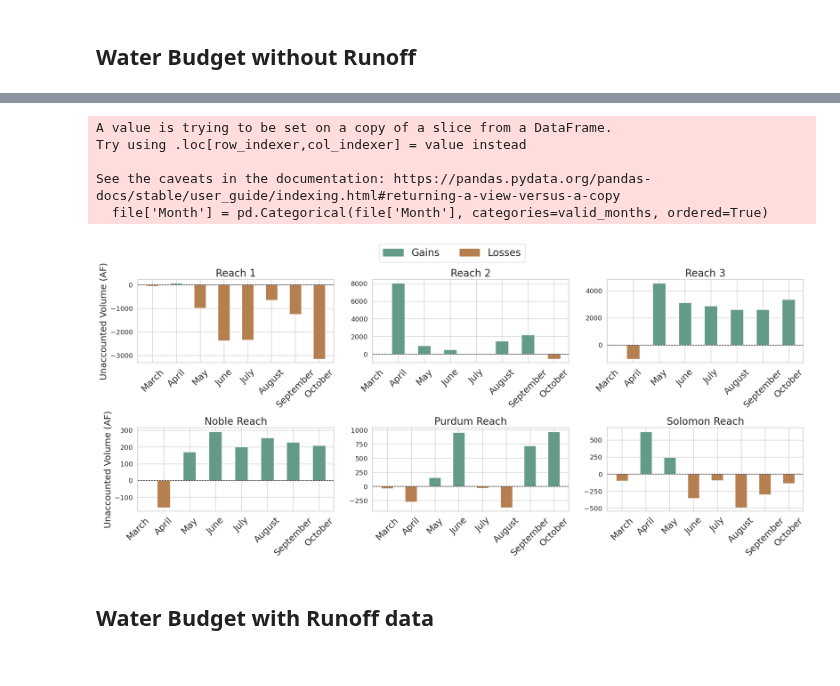
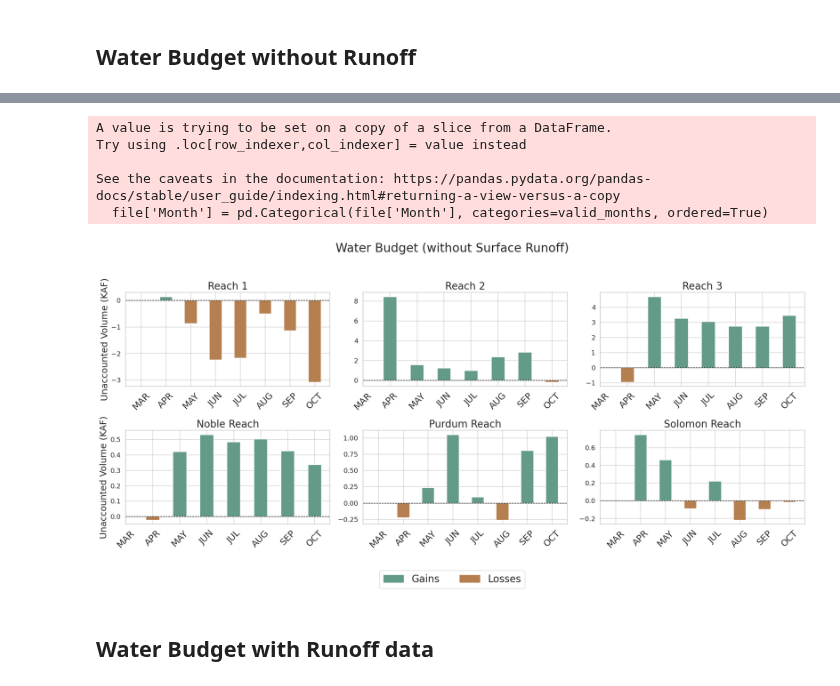
Before and after one commit to carlibeisel/mason_water_budget, a Jupyter notebook: water_budget_figures.ipynb, the cells around one changed output, grey strips where cells are left out. Cells and saved outputs as stored; diff of their text form; code cells hidden in the pictures.

```diff
--- a/water_budget_figures.ipynb
+++ b/water_budget_figures.ipynb
@@ -60,8 +60,16 @@ wb_palette = {
 file = pd.read_csv('/content/drive/MyDrive/Data/Mason Water Budget/data_output/compiled_data/final_water_budget_norunoff.csv') # no surface runoff
 
 # With Surface Runoff
-file = pd.read_csv('/content/drive/MyDrive/Data/Mason Water Budget/data_output/compiled_data/final_water_budget_af.csv')
+#file = pd.read_csv('/content/drive/MyDrive/Data/Mason Water Budget/data_output/compiled_data/final_water_budget_af.csv')
 file['Month'] = pd.to_datetime(file['Month'], errors='coerce').dt.strftime('%B')
+
+
+# Abbreviate month names
+file['Month'] = file['Month'].map({
+    'March': 'MAR', 'April': 'APR', 'May': 'MAY', 'June': 'JUN',
+    'July': 'JUL', 'August': 'AUG', 'September': 'SEP', 'October': 'OCT',
+    'November': 'NOV', 'December': 'DEC'
+})
 # %%
 # ---------------- #
 # Figure: Residual (KAF)
@@ -192,24 +206,25 @@ plt.show()
 # --------------------- #
 # Figure : Unacounted Gains/Losses
 # --------------------- #
-
 # Define custom color palette for residuals
 residual_palette = {
     'Gains': '#639A88',  # Residual on inflow side (positive)
-    'Losses': '#B57F50'   # Residual on outflow side (negative)
+    'Losses': '#B57F50'  # Residual on outflow side (negative)
 }
 
-# Filter and sort data for March through October
-valid_months = ['March', 'April', 'May', 'June', 'July', 'August', 'September', 'October']
+# Convert residuals to KAF
+file['Residual (KAF)'] = file['Residual (AF)'] / 1000
+
+# Filter and sort data for valid months
+valid_months = ['MAR', 'APR', 'MAY', 'JUN', 'JUL', 'AUG', 'SEP', 'OCT']
 file = file[file['Month'].isin(valid_months)]
 file['Month'] = pd.Categorical(file['Month'], categories=valid_months, ordered=True)
 
 # Specify the desired order of reaches
-reach_order = ['Reach 1', 'Reach 2', 'Reach 3', 'Reach 4', 'Noble Reach', 'Purdum Reach', 'Solomon Reach']
+reach_order = ['Reach 1', 'Reach 2', 'Reach 3', 'Noble Reach', 'Purdum Reach', 'Solomon Reach']
 
 # Filter reaches based on the order and ensure all reaches are present in the dataset
 reaches = [reach for reach in reach_order if reach in file['Reach'].unique()]
-
 
 # Set up the grid
 rows, cols = 4, 3  # Define grid dimensions
@@ -234,7 +249,7 @@ for idx, reach in enumerate(reaches):
     width = 0.5  # Width of the bars
 
     # Plot residuals
-    for i, residual in enumerate(reach_data['Residual (AF)']):
+    for i, residual in enumerate(reach_data['Residual (KAF)']):
         if residual > 0:  # Positive residual -> inflow side
             ax.bar(
                 x[i], residual, width,
@@ -253,36 +268,40 @@ for idx, reach in enumerate(reaches):
     ax.set_xticks(x)
     ax.set_xticklabels(reach_data['Month'], rotation=45, fontsize=18)
 
     ax.axhline(0, color='black', linewidth=1, linestyle='--')  # Add a horizontal line at 0
     ax.set_title(f"{reach}", fontsize=20)
 
     # Only add y-axis labels for leftmost plots
     if idx % cols == 0:
-        ax.set_ylabel("Unaccounted Volume (AF)", fontsize=18)
+        ax.set_ylabel("Unaccounted Volume (KAF)", fontsize=18)
     else:
         ax.set_ylabel("")  # Clear labels for other plots
 
 # Remove empty subplots if any
 for idx in range(len(reaches), len(axes)):
     fig.delaxes(axes[idx])
 
 # Define custom legend handles
 legend_handles = [
     mpatches.Patch(color=residual_palette['Gains'], label='Gains'),
     mpatches.Patch(color=residual_palette['Losses'], label='Losses')
 ]
 
 # Add the legend
-fig.legend(handles=legend_handles, loc='upper center', ncol=2, fontsize=20)
+fig.legend(handles=legend_handles, loc='upper center', ncol=5, fontsize=20, bbox_to_anchor=(0.5, 0.42))
+fig.suptitle("Water Budget (without Surface Runoff)", fontsize=24)
 
-plt.tight_layout(rect=[0, 0, 1, 0.96])  # Adjust layout to fit the legend
+# Adjust layout to fit the legend and title
+plt.tight_layout(rect=[0, 0, 1, 0.96])
+
+# Show the plot
 plt.show()
 # %% [output]
 A value is trying to be set on a copy of a slice from a DataFrame.
 Try using .loc[row_indexer,col_indexer] = value instead
 
 See the caveats in the documentation: https://pandas.pydata.org/pandas-docs/stable/user_guide/indexing.html#returning-a-view-versus-a-copy
   file['Month'] = pd.Categorical(file['Month'], categories=valid_months, ordered=True)
-[figure, old version]
+[figure, new version]
 # %% [markdown]
 ## Water Budget with Runoff data
```
Also changed, not shown: parts of 6 cells of this notebook.
